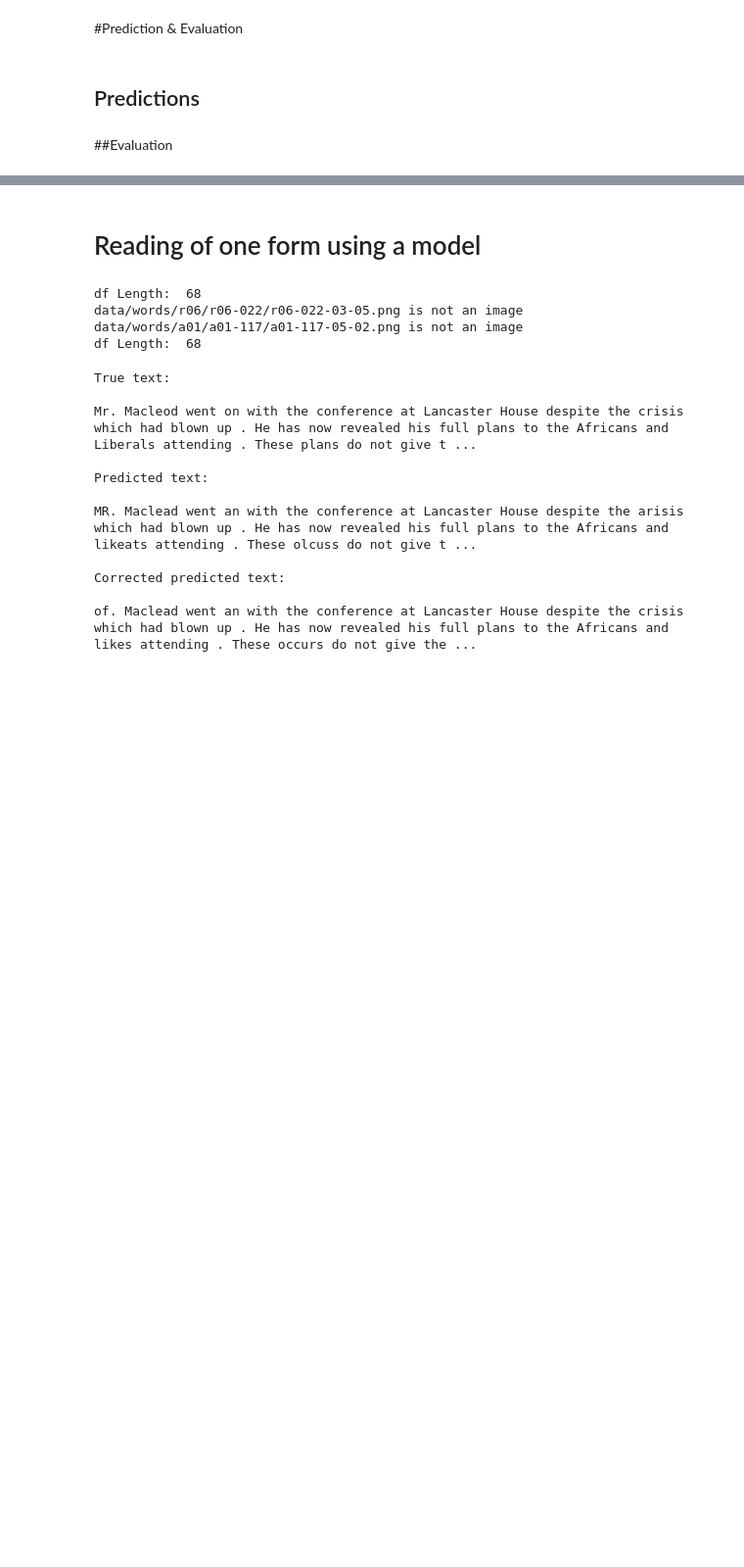
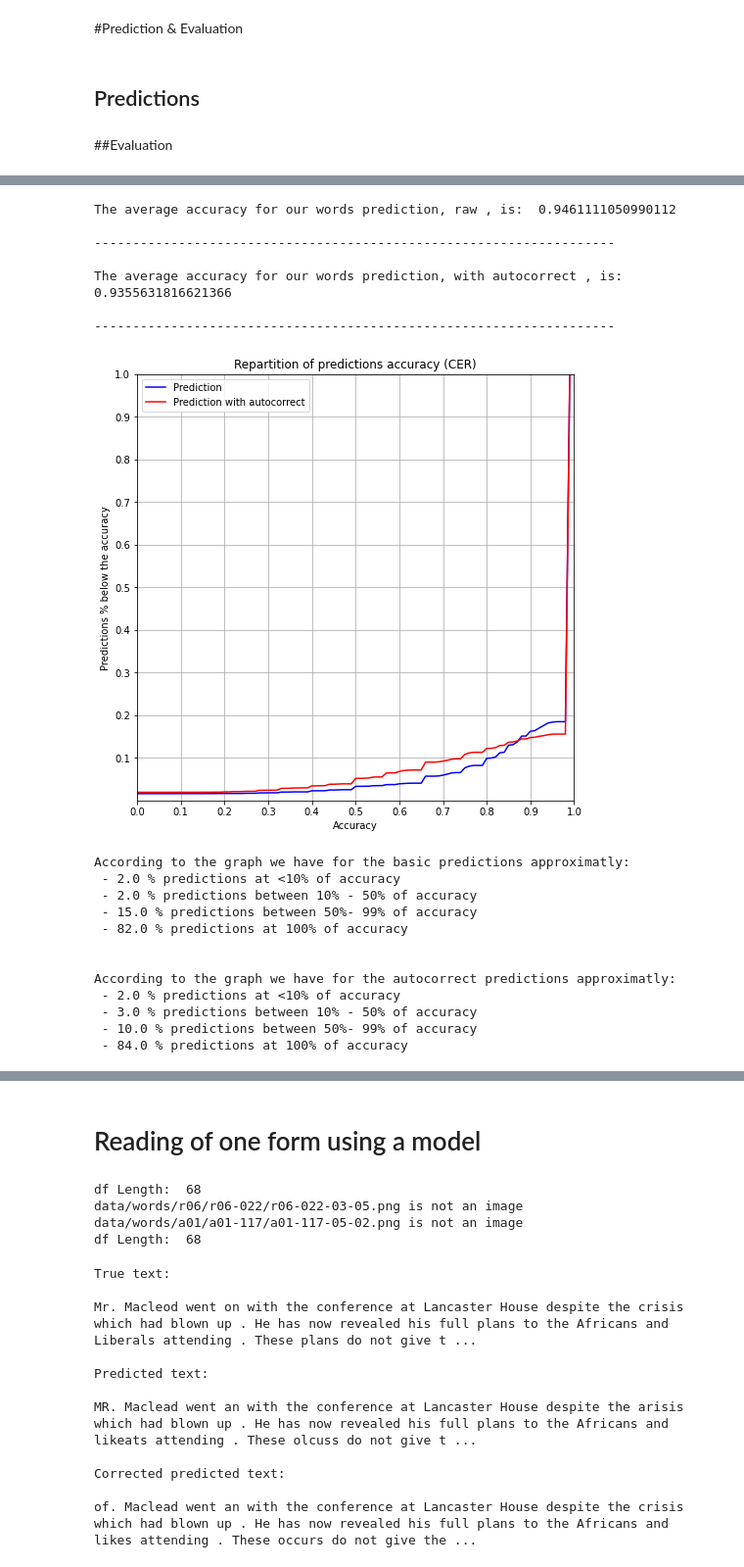
Before and after one commit to Zokoban/pyOCRTEN, a Jupyter notebook: ocr_project.ipynb, the cells around one changed output, grey strips where cells are left out. Shown: that part at 98% size. Cells and saved outputs as stored; diff of their text form; code cells hidden in the pictures; blank space fills up the shorter version.

Commit message:
Prediction of LSTM and improvement of the Word analysis function

```diff
--- a/ocr_project.ipynb
+++ b/ocr_project.ipynb
@@ -554,11 +554,11 @@ model_image_height=image_height
 
 image_shape=[model_image_height,model_image_width,1]
 
-load_model_var_CNN_GRU = False
+load_model_var_CNN_GRU = True
 name_load_model_CNN_GRU = "CRNN_GRU"
 #name_load_model_CNN = "CRNN_1_2710"
 
-load_model_var_CNN_LSTM = False
+load_model_var_CNN_LSTM = True
 name_load_model_CNN_LSTM = "CRNN_LSTM"
 
 ############################
@@ -835,7 +839,7 @@ def correct_prediction(y_true,y_pred):
 # Variables #
 #############
 
-model = model_compiled
+model = model_CRNN_LSTM
 dataset_test = dataset_test
 
 #--------------------------------------------------------
@@ -960,0 +948,23 @@ According to the graph we have for the autocorrect predictions approximatly:
+# %%
+model_analysis(model_CRNN_GRU,dataset_test)
+# %% [output]
+The average accuracy for our words prediction, raw , is:  0.9461111050990112
+
+--------------------------------------------------------------------
+
+The average accuracy for our words prediction, with autocorrect , is:  0.9355631816621366
+
+--------------------------------------------------------------------
+[figure, added]
+According to the graph we have for the basic predictions approximatly:
+ - 2.0 % predictions at <10% of accuracy
+ - 2.0 % predictions between 10% - 50% of accuracy
+ - 15.0 % predictions between 50%- 99% of accuracy
+ - 82.0 % predictions at 100% of accuracy
+
+
+According to the graph we have for the autocorrect predictions approximatly:
+ - 2.0 % predictions at <10% of accuracy
+ - 3.0 % predictions between 10% - 50% of accuracy
+ - 10.0 % predictions between 50%- 99% of accuracy
+ - 84.0 % predictions at 100% of accuracy
```
Also changed, not shown: parts of 9 cells of this notebook.
